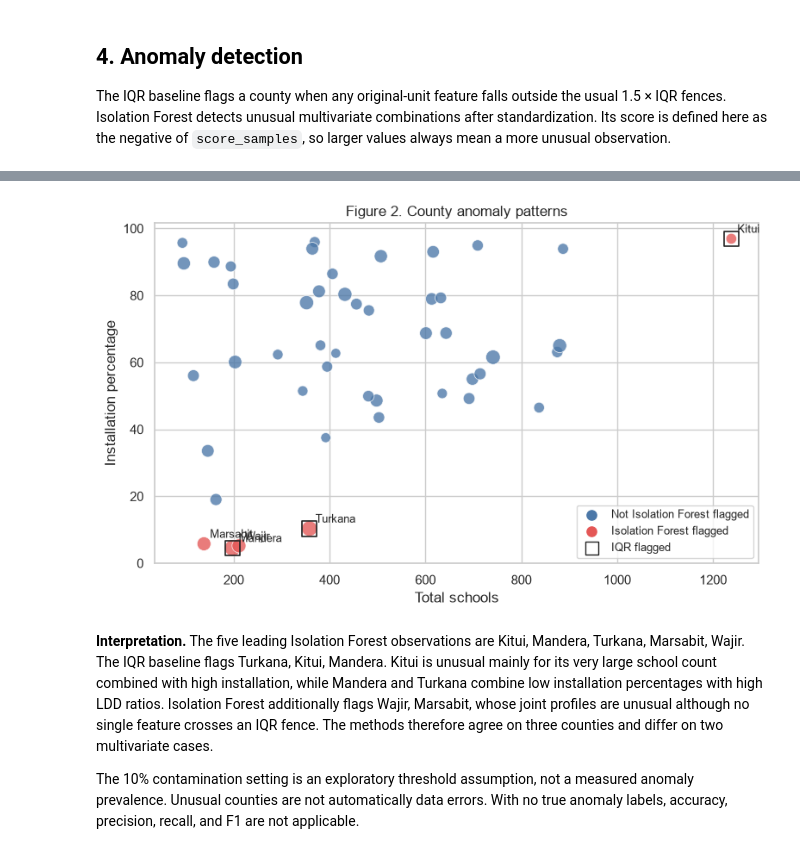
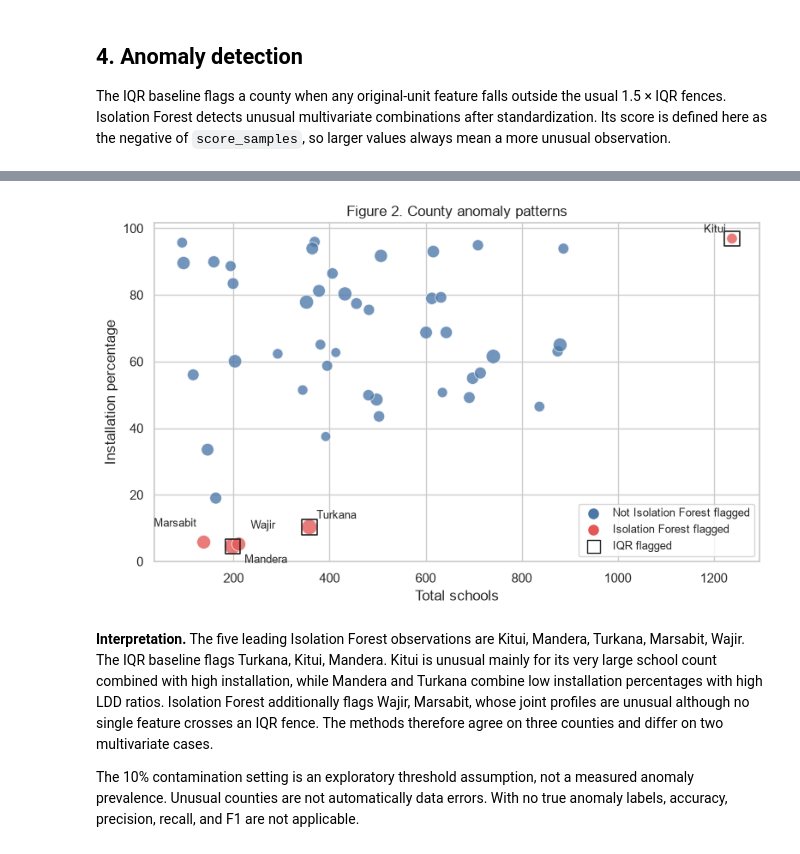
Before and after one commit to hubertnshuti/country-schools-data-analysis, a Jupyter notebook: lab2_school_analysis.ipynb, the cells around one changed output, grey strips where cells are left out. Saved outputs shown, nothing was run; the diff lists cells and outputs as text; code cells hidden in the pictures.

```diff
--- a/lab2_school_analysis.ipynb
+++ b/lab2_school_analysis.ipynb
@@ -290,25 +290,32 @@ assert county_data["isolation_forest_flag"].shape[0] == 47
 # %%
 figure, axis = plt.subplots(figsize=(8, 5))
 point_colors = county_data["isolation_forest_flag"].map({False: "#4C78A8", True: "#E45756"})
 point_sizes = 35 + 1.3 * county_data["installed_ldds_per_installed_school"]
 axis.scatter(county_data["total_schools"], county_data["installation_pct"],
              s=point_sizes, c=point_colors, alpha=0.78, edgecolor="white", linewidth=0.6)
 iqr_counties = county_data.loc[county_data["iqr_flag"]]
 axis.scatter(iqr_counties["total_schools"], iqr_counties["installation_pct"],
              s=160, facecolors="none", edgecolors="#222222", linewidth=1.2, marker="s")
+label_offsets = {
+    "Kitui": (-5, 5, "right"), "Mandera": (10, -14, "left"),
+    "Turkana": (6, 7, "left"), "Marsabit": (-6, 13, "right"),
+    "Wajir": (10, 13, "left"),
+}
 for _, row in ranked_anomalies.head(5).iterrows():
+    x_offset, y_offset, alignment = label_offsets[row["county"]]
     axis.annotate(row["county"], (row["total_schools"], row["installation_pct"]),
-                  xytext=(5, 5), textcoords="offset points", fontsize=9)
+                  xytext=(x_offset, y_offset), textcoords="offset points",
+                  ha=alignment, fontsize=9)
 axis.scatter([], [], s=65, c="#4C78A8", label="Not Isolation Forest flagged")
 axis.scatter([], [], s=65, c="#E45756", label="Isolation Forest flagged")
 axis.scatter([], [], s=110, facecolors="none", edgecolors="#222222", marker="s", label="IQR flagged")
 axis.set(xlabel="Total schools", ylabel="Installation percentage",
          title="Figure 2. County anomaly patterns")
 axis.legend(frameon=True, fontsize=9)
 figure.tight_layout()
 plt.show()
 # %% [output]
-[figure, old version]
+[figure, new version]
 # %%
 leading_names = ", ".join(ranked_anomalies.head(5)["county"])
 iqr_names = ", ".join(county_data.loc[county_data["iqr_flag"], "county"])
```
Also changed, not shown: parts of 1 cell of this notebook, 4 other files.
